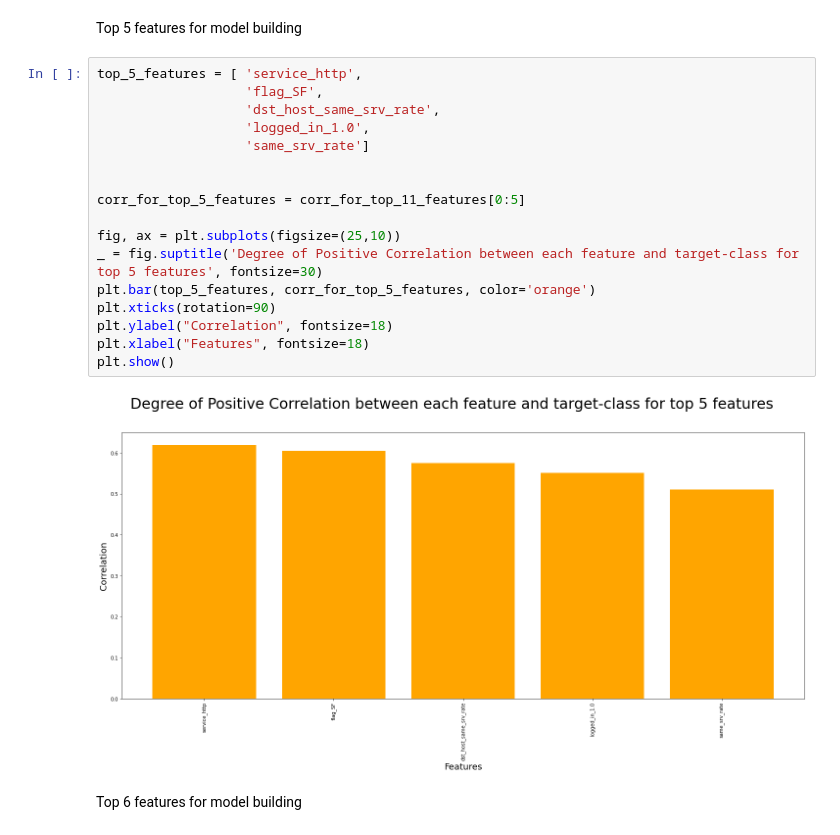
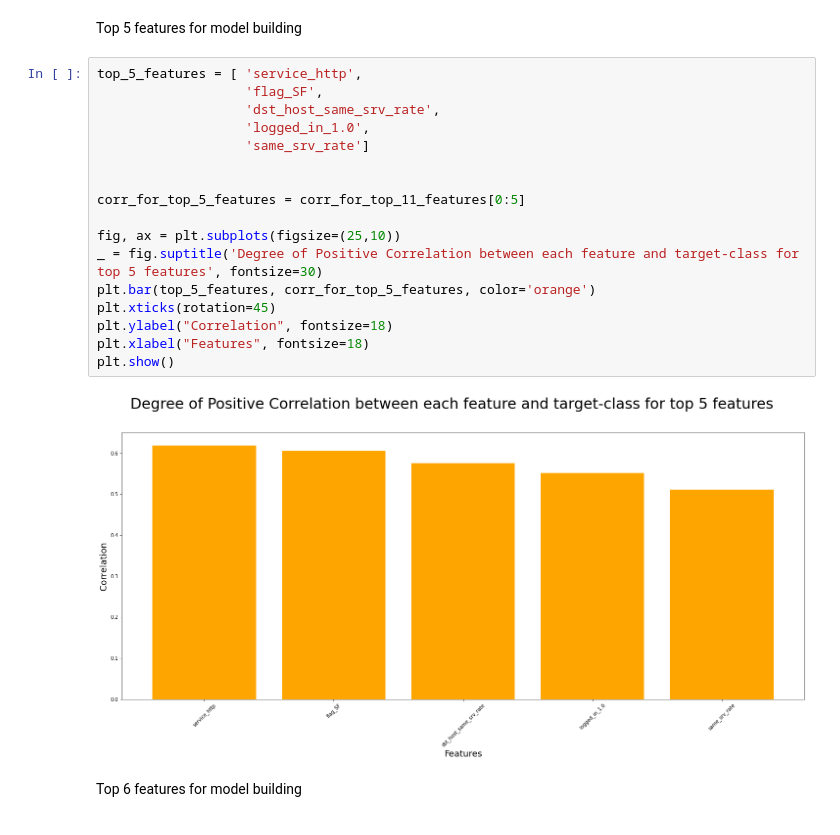
Before and after one commit to umang8496/bits-dse, a Jupyter notebook: ids_assignment_01/signature-detection-classifier.ipynb, the cells around one changed output. Cells and saved outputs as stored; diff of their text form.

```diff
--- a/ids_assignment_01/signature-detection-classifier.ipynb
+++ b/ids_assignment_01/signature-detection-classifier.ipynb
@@ -2350,22 +2411,22 @@ Top 5 features for model building
 # %%
 top_5_features = [ 'service_http',
                    'flag_SF',
                    'dst_host_same_srv_rate',
                    'logged_in_1.0',
                    'same_srv_rate']
 
 
 corr_for_top_5_features = corr_for_top_11_features[0:5]
 
 fig, ax = plt.subplots(figsize=(25,10))
 _ = fig.suptitle('Degree of Positive Correlation between each feature and target-class for top 5 features', fontsize=30)
 plt.bar(top_5_features, corr_for_top_5_features, color='orange')
-plt.xticks(rotation=90)
+plt.xticks(rotation=45)
 plt.ylabel("Correlation", fontsize=18)
 plt.xlabel("Features", fontsize=18)
 plt.show()
 # %% [output]
-[figure, old version]
+[figure, new version]
 # %% [markdown]
 Top 6 features for model building
 # %%
```
Also changed, not shown: parts of 14 cells of this notebook.
